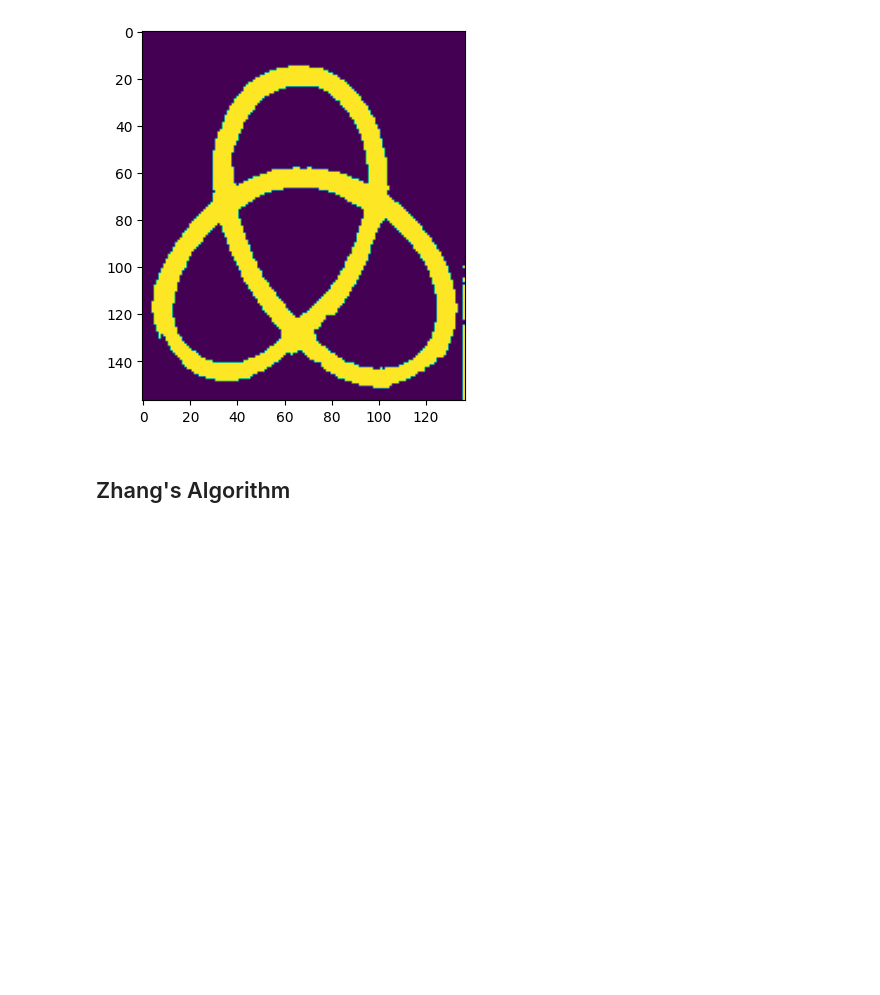
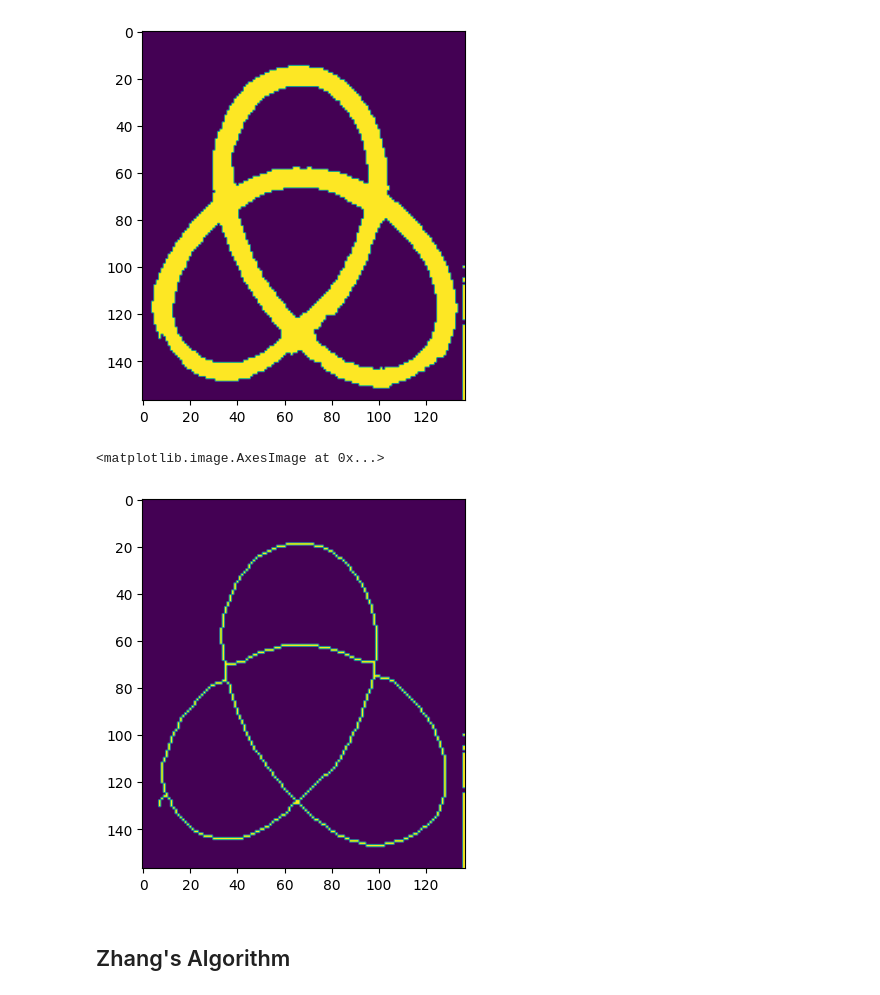
Before and after one commit to PhilJ0ly/knotId, a Jupyter notebook: skeleton_zhang.ipynb, the cells around one changed output. Drawn from its saved outputs; the diff is of its cells as text; code cells hidden in the pictures; blank space fills up the shorter version.

```diff
--- a/skeleton_zhang.ipynb
+++ b/skeleton_zhang.ipynb
@@ -38,6 +39,12 @@ plt.imshow(bw)
 # %% [output]
 <matplotlib.image.AxesImage at 0x...>
 [figure]
+# %%
+sk = morphology.skeletonize(bw)
+plt.imshow(sk)
+# %% [output]
+<matplotlib.image.AxesImage at 0x...>
+[figure, added]
 # %% [markdown]
 ## Zhang's Algorithm
 # %%
```
Also changed, not shown: parts of 9 cells of this notebook, 2 other files.
